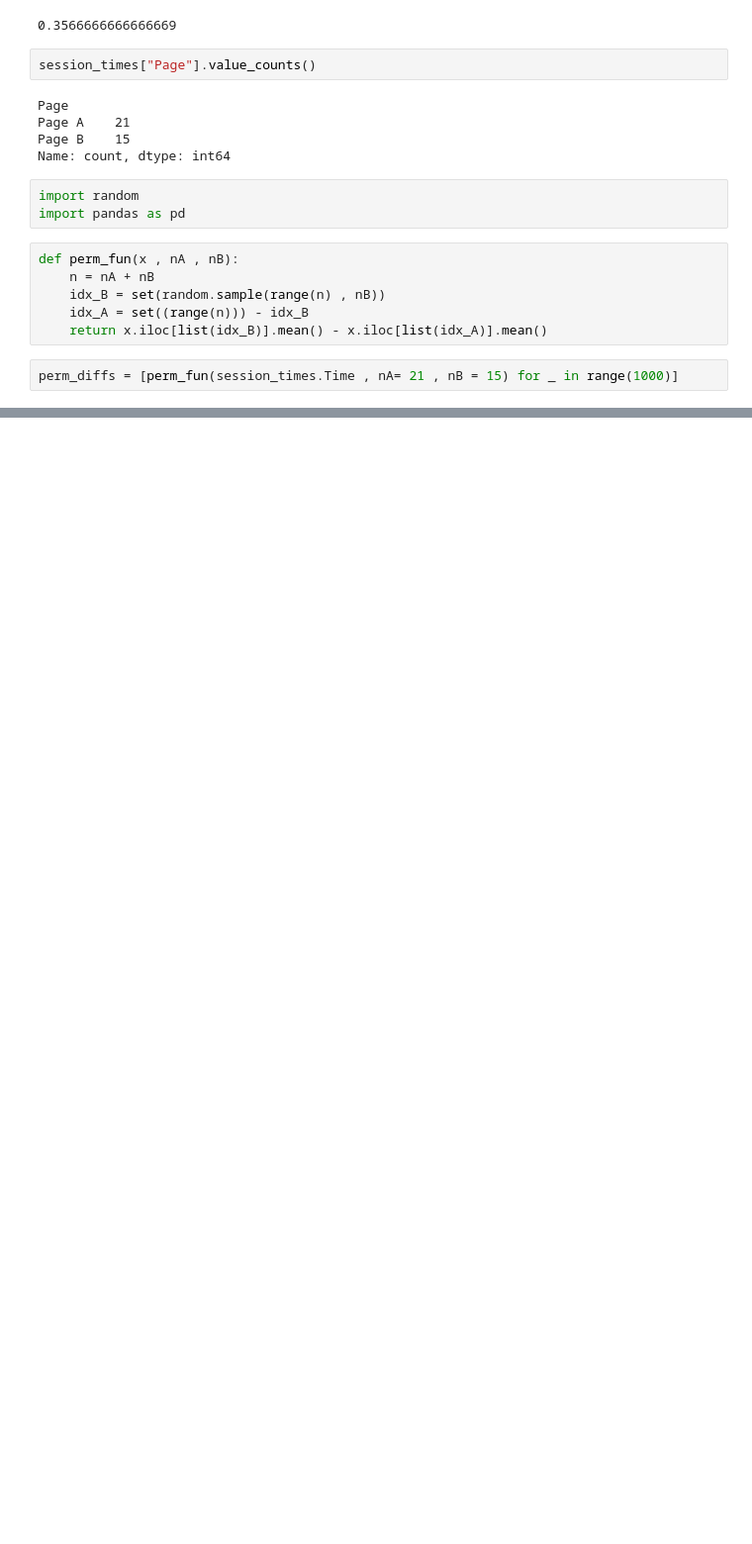
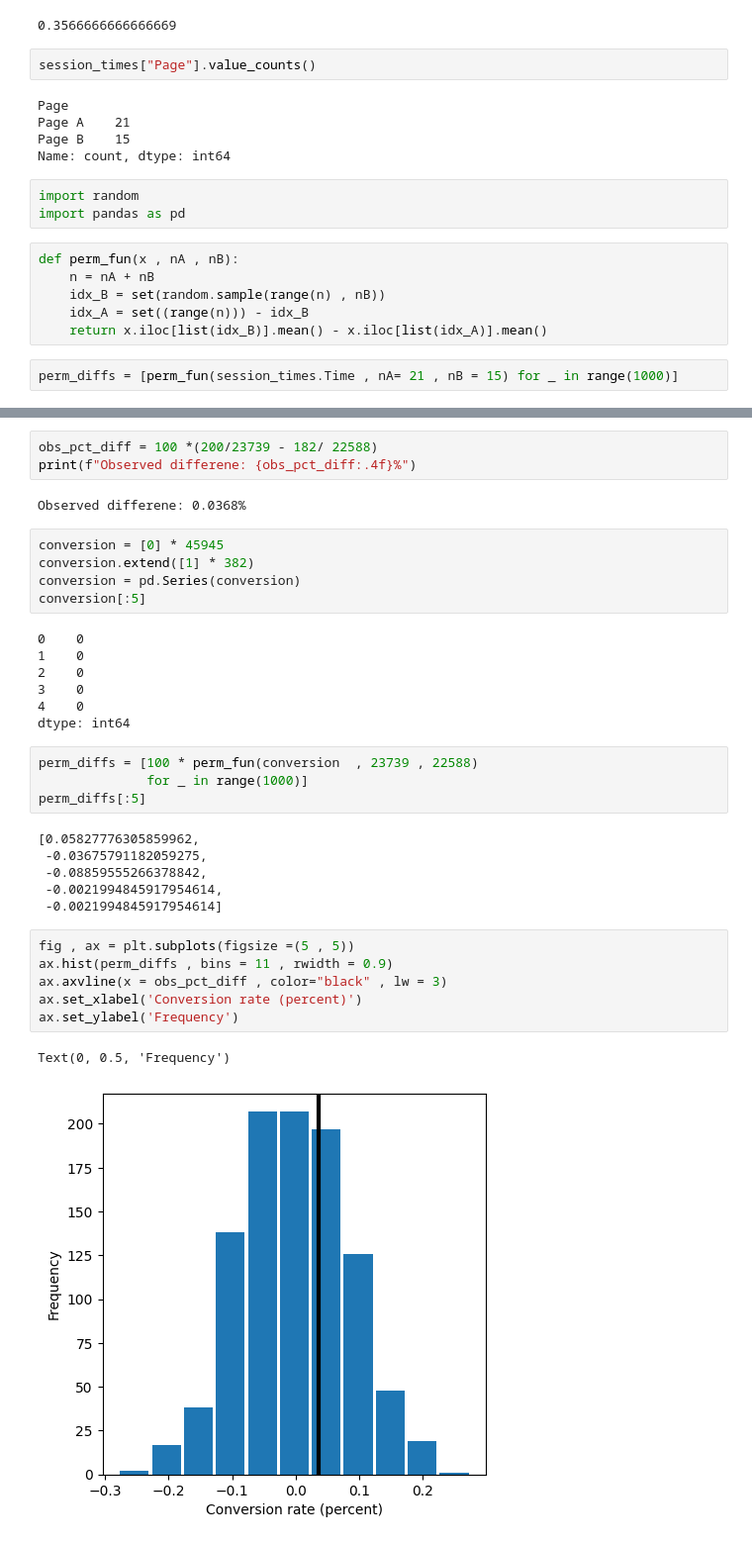
Before and after one commit to RijalChirayu/PracticalStatisitcs, a Jupyter notebook: chapter_3.ipynb, the cells around one changed output, grey strips where cells are left out. Shown: that part at 99% size. Saved outputs shown, nothing was run; the diff lists cells and outputs as text; blank space fills up the shorter version.

```diff
--- a/chapter_3.ipynb
+++ b/chapter_3.ipynb
@@ -62,0 +63,36 @@ np.mean(perm_diffs > (mean_b - mean_a))
+# %%
+obs_pct_diff = 100 *(200/23739 - 182/ 22588)
+print(f"Observed differene: {obs_pct_diff:.4f}%")
+# %% [output]
+Observed differene: 0.0368%
+# %%
+conversion = [0] * 45945
+conversion.extend([1] * 382)
+conversion = pd.Series(conversion)
+conversion[:5]
+# %% [output]
+0    0
+1    0
+2    0
+3    0
+4    0
+dtype: int64
+# %%
+perm_diffs = [100 * perm_fun(conversion  , 23739 , 22588)
+              for _ in range(1000)]
+perm_diffs[:5]
+# %% [output]
+[0.05827776305859962,
+ -0.03675791182059275,
+ -0.08859555266378842,
+ -0.0021994845917954614,
+ -0.0021994845917954614]
+# %%
+fig , ax = plt.subplots(figsize =(5 , 5))
+ax.hist(perm_diffs , bins = 11 , rwidth = 0.9)
+ax.axvline(x = obs_pct_diff , color="black" , lw = 3)
+ax.set_xlabel('Conversion rate (percent)')
+ax.set_ylabel('Frequency')
+# %% [output]
+Text(0, 0.5, 'Frequency')
+[figure, added]
```
Also changed, not shown: parts of 8 cells of this notebook.
